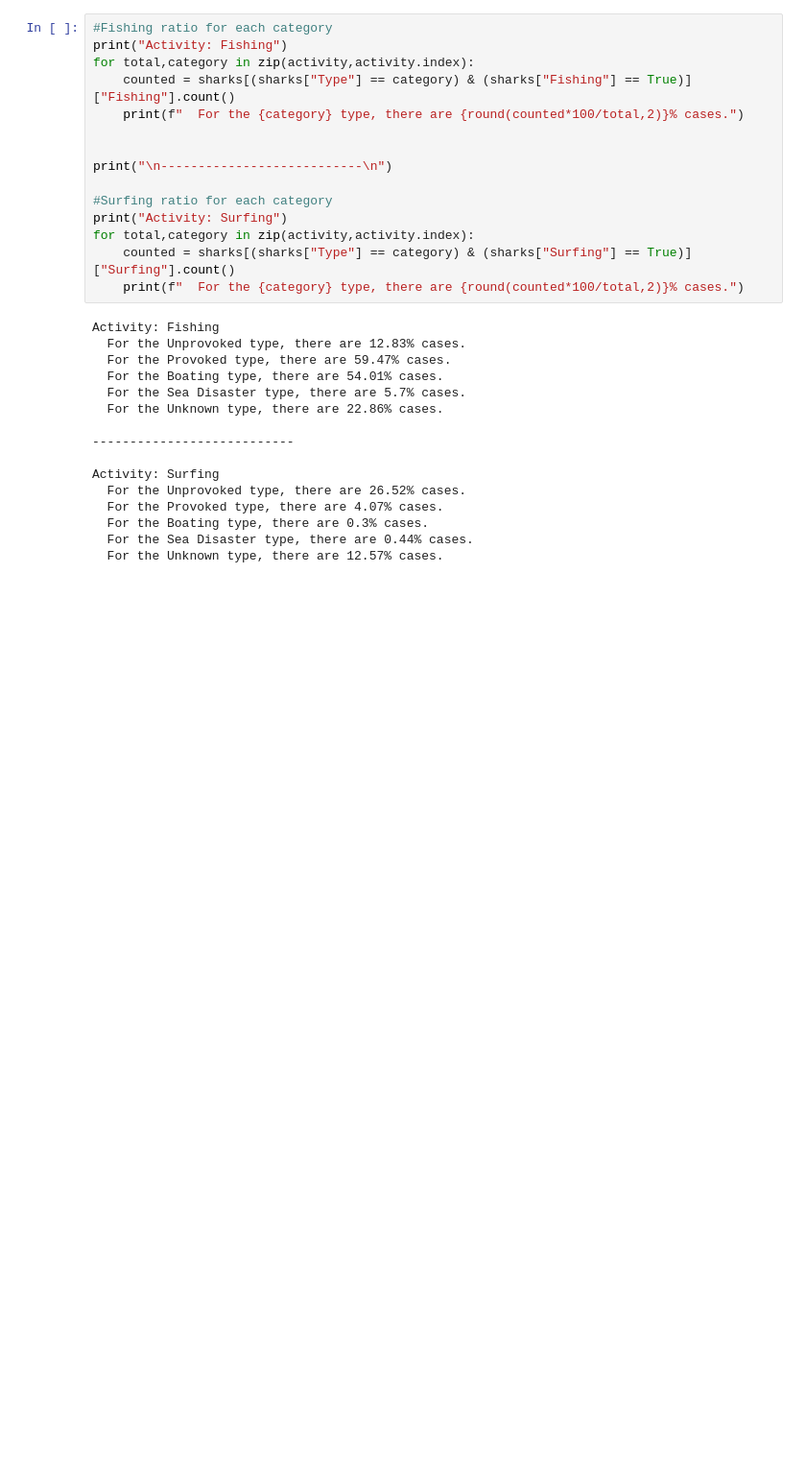
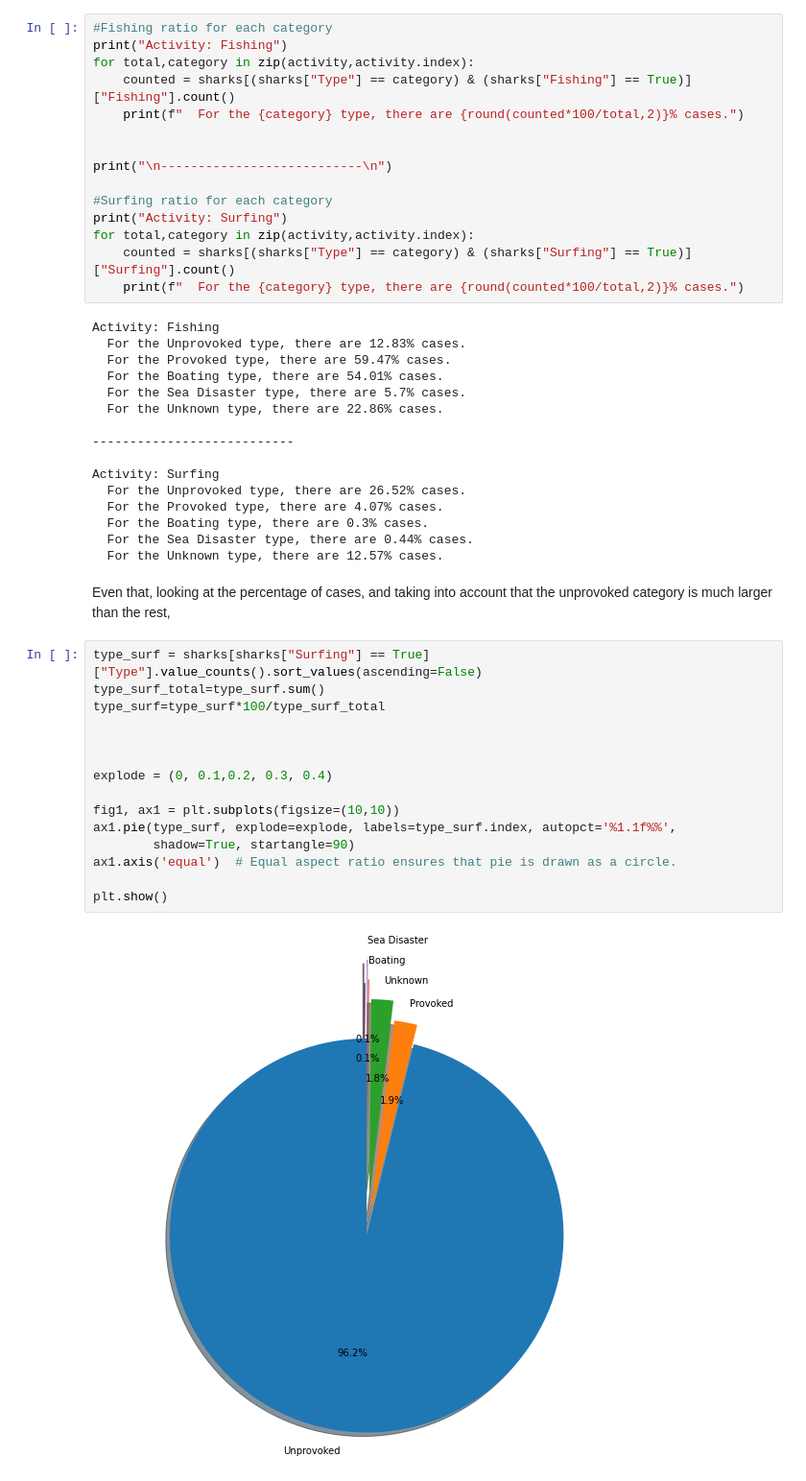
Before and after one commit to ordovas/pandas-project, a Jupyter notebook: your-code/data-wrangling.ipynb, the cells around one changed output. Shown at 96% size. Drawn from its saved outputs; the diff is of its cells as text; blank space fills up the shorter version.

Commit message:
Added pie chart for the surfing cases

```diff
--- a/your-code/data-wrangling.ipynb
+++ b/your-code/data-wrangling.ipynb
@@ -383,3 +383,22 @@ Activity: Surfing
   For the Boating type, there are 0.3% cases.
   For the Sea Disaster type, there are 0.44% cases.
   For the Unknown type, there are 12.57% cases.
+# %% [markdown]
+Even that, looking at the percentage of cases, and taking into account that the unprovoked category is much larger than the rest,
+# %%
+type_surf = sharks[sharks["Surfing"] == True]["Type"].value_counts().sort_values(ascending=False)
+type_surf_total=type_surf.sum()
+type_surf=type_surf*100/type_surf_total
+
+
+
+explode = (0, 0.1,0.2, 0.3, 0.4)
+
+fig1, ax1 = plt.subplots(figsize=(10,10))
+ax1.pie(type_surf, explode=explode, labels=type_surf.index, autopct='%1.1f%%',
+        shadow=True, startangle=90)
+ax1.axis('equal')  # Equal aspect ratio ensures that pie is drawn as a circle.
+
+plt.show()
+# %% [output]
+[figure, added]
```
